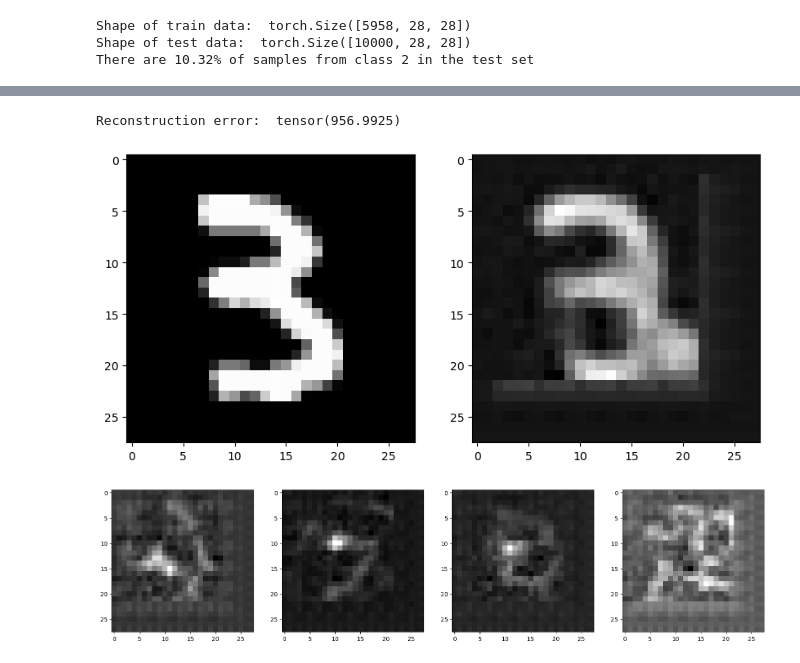
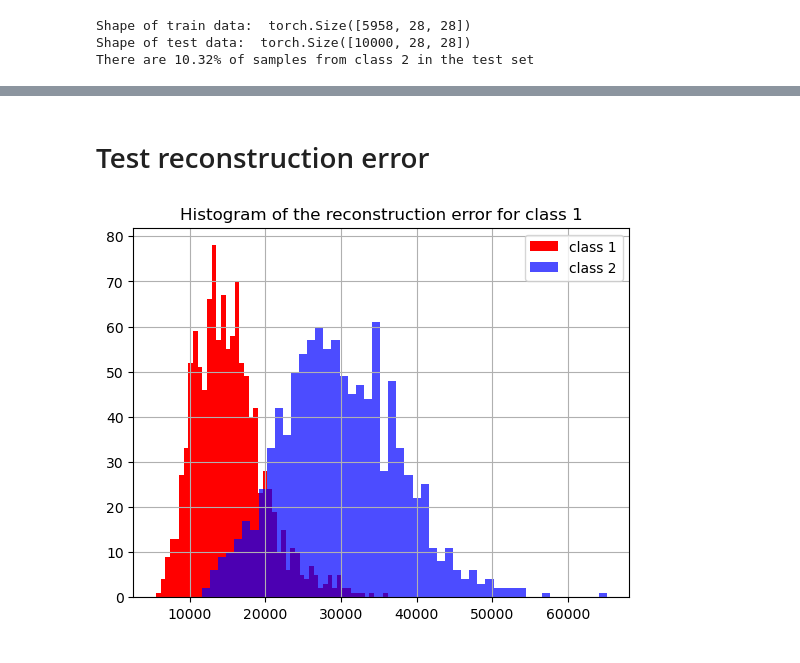
Before and after one commit to ivan-jgr/MemoryAutoencoder, a Jupyter notebook: mnist_experiments.ipynb, the cells around one changed output, grey strips where cells are left out. Cells and saved outputs as stored; diff of their text form; code cells hidden in the pictures.

Commit message:
Update mnist_experiments.ipynb
Distributions of reconstruction error for all classes.

```diff
--- a/mnist_experiments.ipynb
+++ b/mnist_experiments.ipynb
@@ -124,29 +113,27 @@ Train Epoch: 99 [0/5958 (0%)]   Loss MSE: 0.02   Entropy Loss: 3.75
-# %%
-test_input = next(iter(test))[0]
-test_out, _ = model(test_input)
-
- # Calculare reconstruction error
-# make values for test_output {0, 1}
-#test_out = torch.where(test_out > 0, torch.ones_like(test_out), torch.zeros_like(test_out))
-#test_input = torch.where(test_input > 0, torch.ones_like(test_input), torch.zeros_like(test_input))
-r_error = (torch.sqrt(torch.sum(test_input - test_out)**2)).detach()
-# Plot input and output in the same plot
-fig, ax = plt.subplots(1, 2, figsize=(10, 5))
-ax[0].imshow(test_input[0].squeeze().detach().numpy(), cmap='gray')
-ax[1].imshow(test_out[0].squeeze().detach().numpy(), cmap='gray')
-# Add reconstruction error to the plot
-print("Reconstruction error: ", r_error)
-plt.show()
-# %% [output]
-Reconstruction error:  tensor(956.9925)
-[figure, removed]
-# %%
-# Plot some slots of the memory
-fig, ax = plt.subplots(1, 4, figsize=(20, 10))
-for i in range(4):
-    i_slot = model.memory[i+25].detach().unsqueeze(0)
-    # Decode
-    i_slot = model.decoder(i_slot)
-    ax[i].imshow(i_slot[0].squeeze().detach().numpy(), cmap='gray')
-# %% [output]
-[figure, removed]
+# %% [markdown]
+# Test reconstruction error
+# %%
+def plot_hist_of_recon_error(class_id):
+    # Get all samples from class 1
+    test_input = test.dataset.data[test.dataset.targets == class_id].unsqueeze(1).float()
+    test_out, _ = model(test_input)
+
+    # Reconstruction error of all the batch
+    r_error = (torch.sqrt(torch.sum(test_input - test_out, dim=(1, 2, 3))**2)).detach().numpy()
+    # Histogram of the reconstruction error
+    plt.title("Histogram of the reconstruction error for class {}".format(class_id))
+    plt.hist(r_error, bins=50, color='red', label='class {}'.format(class_id))
+    plt.grid()
+
+    # Hisrtogram of the reconstruction error for the class 2
+    class_2_inputs = test.dataset.data[test.dataset.targets == 2].unsqueeze(1).float()
+    class_2_out, _ = model(class_2_inputs)
+    r_error_2 = (torch.sqrt(torch.sum(class_2_inputs - class_2_out, dim=(1, 2, 3))**2)).detach().numpy()
+    plt.hist(r_error_2, bins=50, color='blue', label='class 2', alpha=0.7)
+
+    plt.legend(loc='best')
+    plt.show()
+# %%
+plot_hist_of_recon_error(1)
+# %% [output]
+[figure, added]
```
Also changed, not shown: parts of 10 cells of this notebook.
